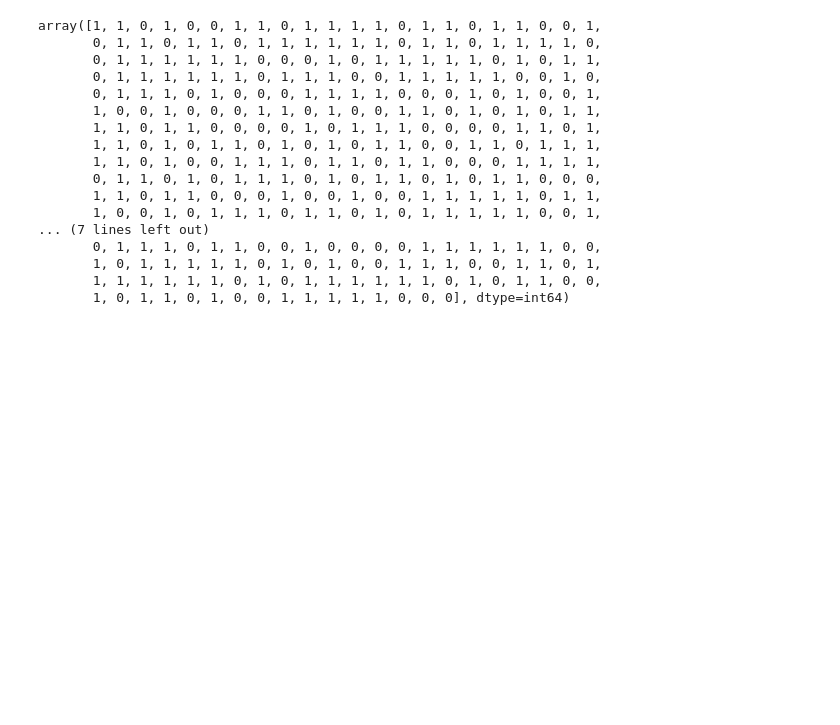
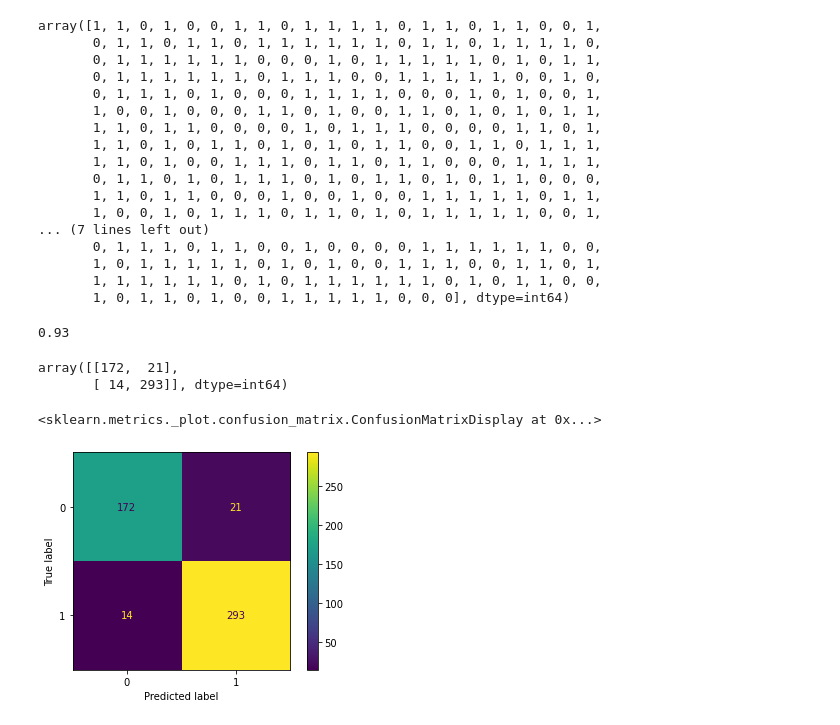
Before and after one commit to BarasaK/HearingLossPrediction, a Jupyter notebook: Hear_LogRegression.ipynb, the cells around one changed output. Drawn from its saved outputs; the diff is of its cells as text; code cells hidden in the pictures; blank space fills up the shorter version.

Commit message:
model perf.evaln

```diff
--- a/Hear_LogRegression.ipynb
+++ b/Hear_LogRegression.ipynb
@@ -20,7 +20,7 @@ import pandas as pd
 import matplotlib.pyplot as plt
 import seaborn as sns
 # %%
-df = pd.read_csv('../DATA/hearing_test.csv')
+df = pd.read_csv('../../DATA/hearing_test.csv')
 # %%
 df.head()
 # %% [output]
@@ -159,0 +166,14 @@ array([1, 1, 0, 1, 0, 0, 1, 1, 0, 1, 1, 1, 1, 0, 1, 1, 0, 1, 1, 0, 0, 1,
+# %%
+accuracy_score(y_test,y_pred)
+# %% [output]
+0.93
+# %%
+confusion_matrix(y_test,y_pred)
+# %% [output]
+array([[172,  21],
+       [ 14, 293]], dtype=int64)
+# %%
+plot_confusion_matrix(log_model,scaled_X_test,y_test)
+# %% [output]
+<sklearn.metrics._plot.confusion_matrix.ConfusionMatrixDisplay at 0x...>
+[figure, added]
```
Also changed, not shown: parts of 5 cells of this notebook.
